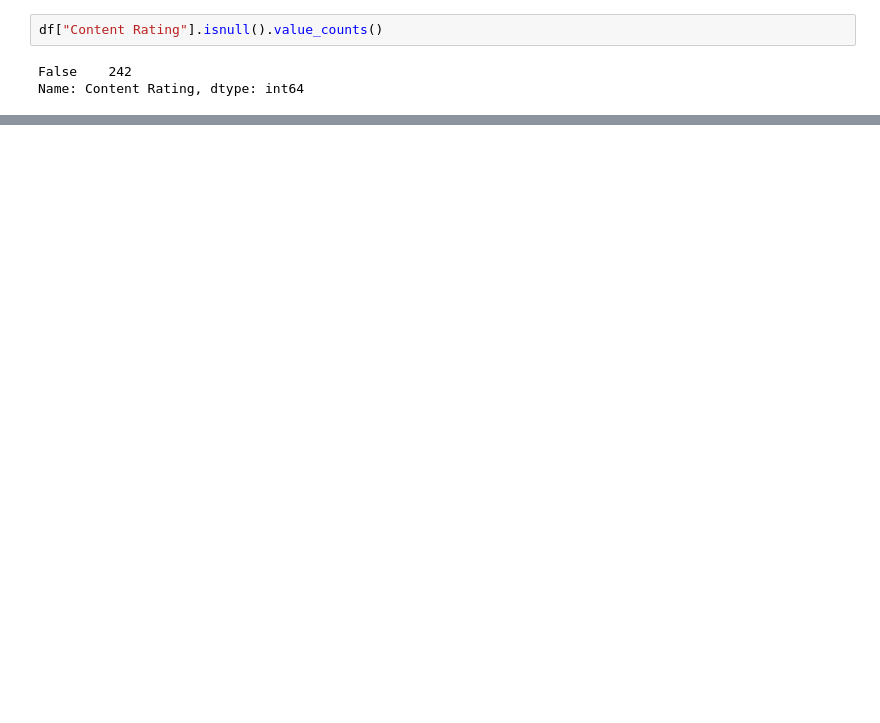
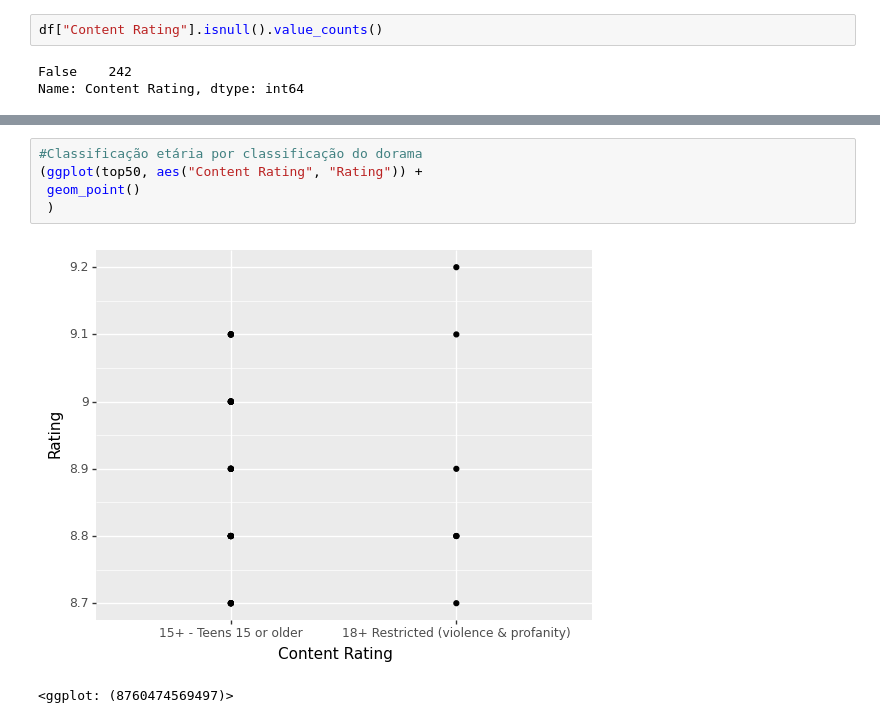
Before and after one commit to raquel1993/my-first-python-analysis, a Jupyter notebook: RaquelCorreia_PythonAnalysis.ipynb, the cells around one changed output, grey strips where cells are left out. Drawn from its saved outputs; the diff is of its cells as text; blank space fills up the shorter version.

```diff
--- a/RaquelCorreia_PythonAnalysis.ipynb
+++ b/RaquelCorreia_PythonAnalysis.ipynb
@@ -141,0 +181,8 @@ Name: Content Rating, dtype: int64
+# %%
+#Classificação etária por classificação do dorama
+(ggplot(top50, aes("Content Rating", "Rating")) +
+ geom_point()
+ )
+# %% [output]
+[figure, added]
+<ggplot: (8760474569497)>
```
Also changed, not shown: parts of 9 cells of this notebook.
